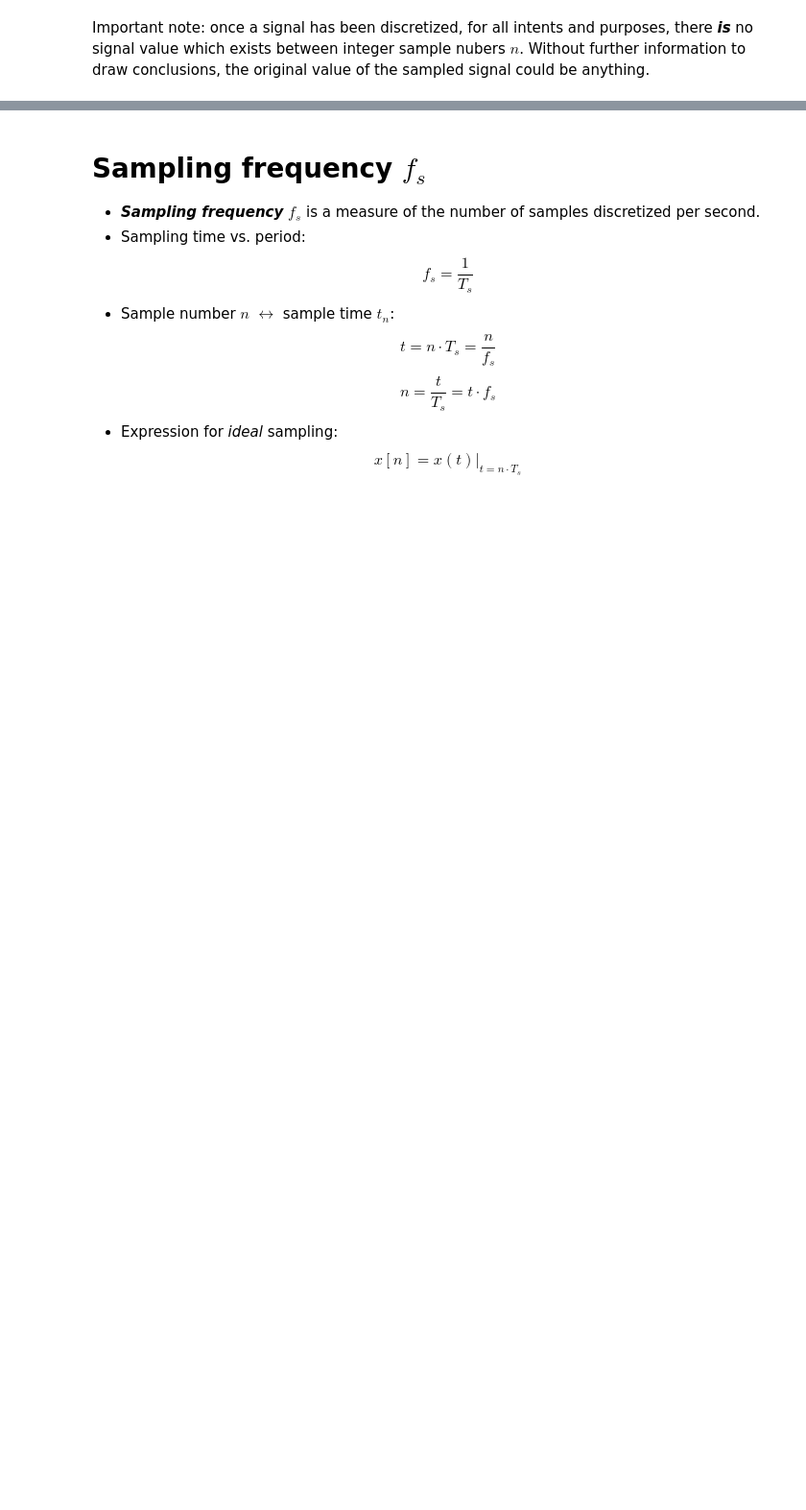
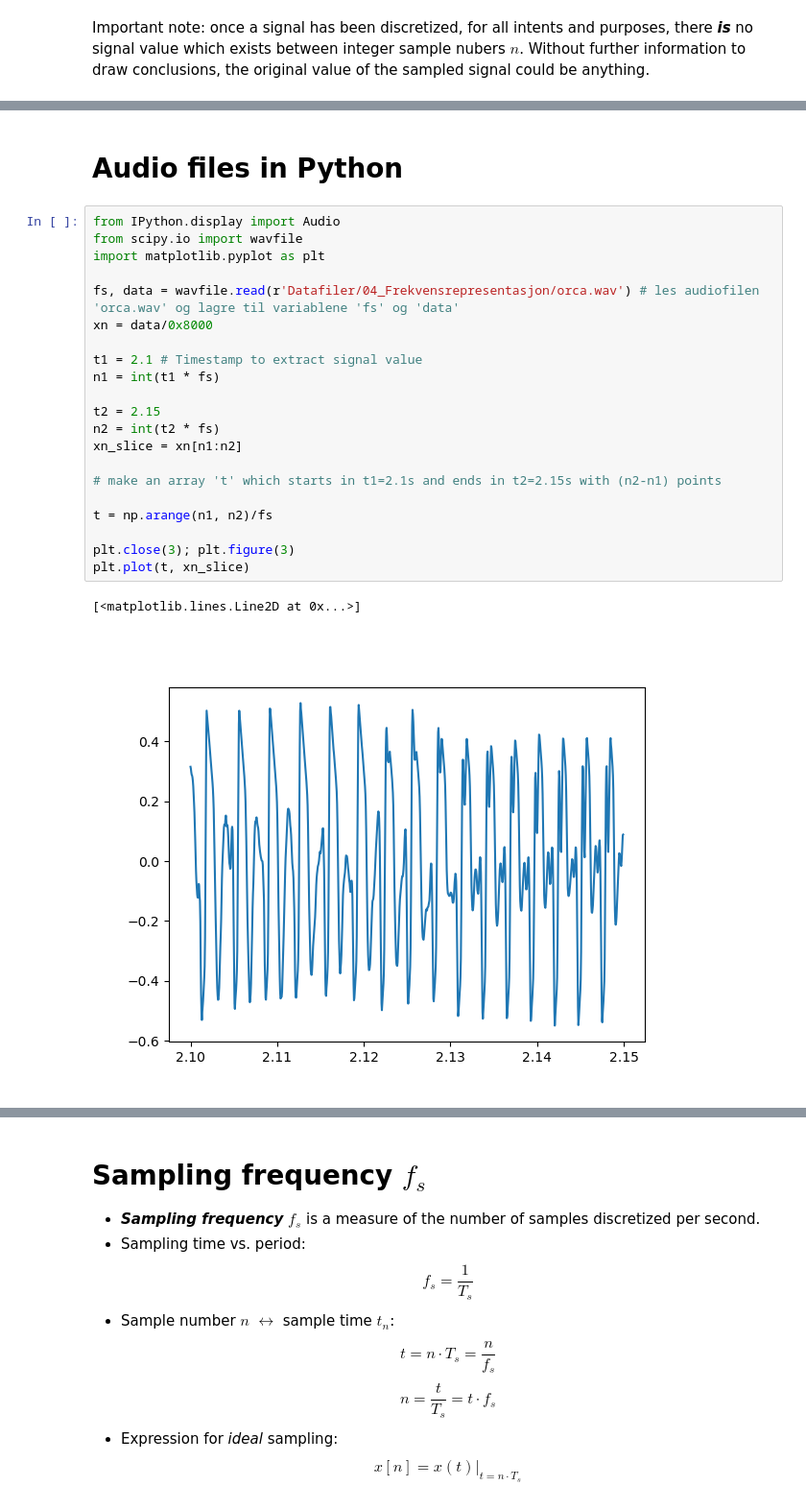
Before and after one commit to kaierih/AIS2201_Lecture_Notes, a Jupyter notebook: 01_Introduction.ipynb, the cells around one changed output, grey strips where cells are left out. Shown at 96% size. Cells and saved outputs as stored; diff of their text form; blank space fills up the shorter version.

```diff
--- a/01_Introduction.ipynb
+++ b/01_Introduction.ipynb
@@ -279,6 +287,32 @@ Important note: once a signal has been discretized, for all intents and purposes
     </ul>
     </div>
 </div>
+# %% [markdown]
+# Audio files in Python
+# %%
+from IPython.display import Audio
+from scipy.io import wavfile
+import matplotlib.pyplot as plt
+
+fs, data = wavfile.read(r'Datafiler/04_Frekvensrepresentasjon/orca.wav') # les audiofilen 'orca.wav' og lagre til variablene 'fs' og 'data'
+xn = data/0x8000
+
+t1 = 2.1 # Timestamp to extract signal value
+n1 = int(t1 * fs)
+
+t2 = 2.15
+n2 = int(t2 * fs)
+xn_slice = xn[n1:n2]
+
+# make an array 't' which starts in t1=2.1s and ends in t2=2.15s with (n2-n1) points
+
+t = np.arange(n1, n2)/fs
+
+plt.close(3); plt.figure(3)
+plt.plot(t, xn_slice)
+# %% [output]
+[<matplotlib.lines.Line2D at 0x...>]
+[figure, added]
 # %% [markdown]
 # Sample time $T_s$
 
```
Also changed, not shown: parts of 4 cells of this notebook.
